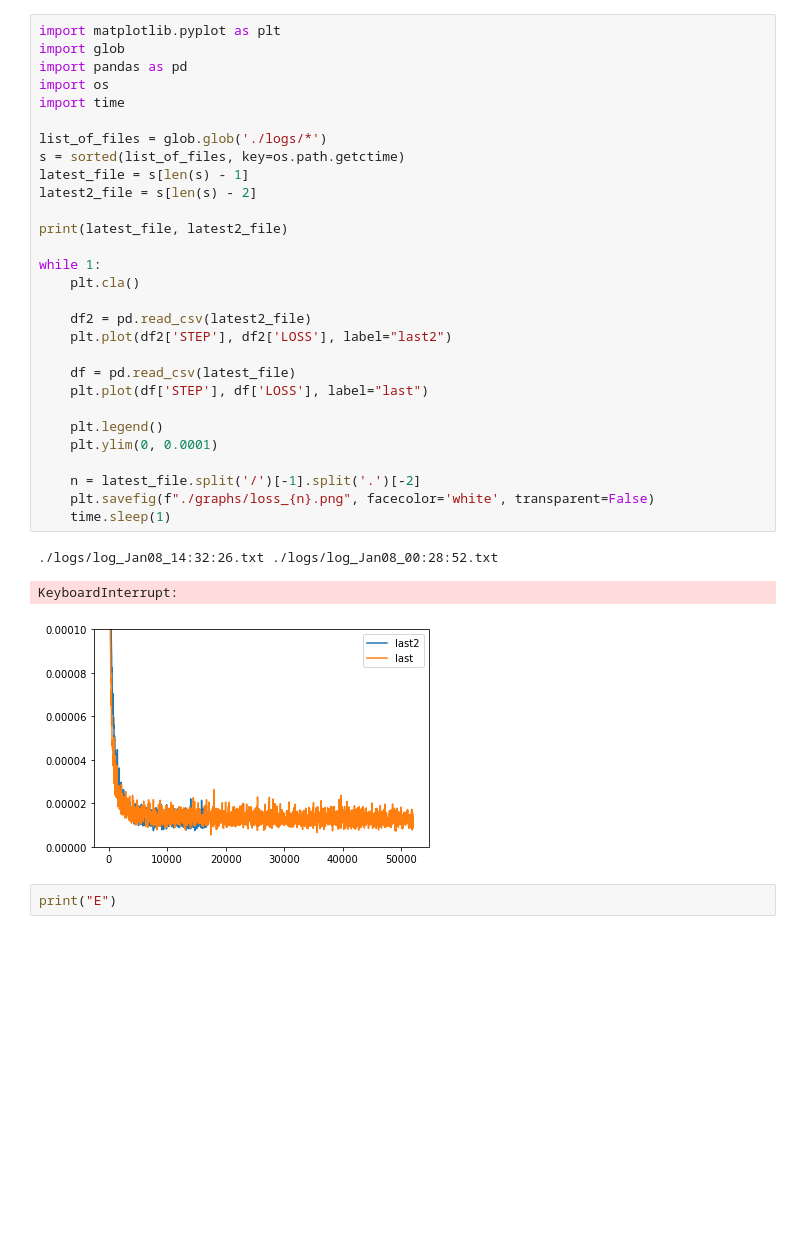
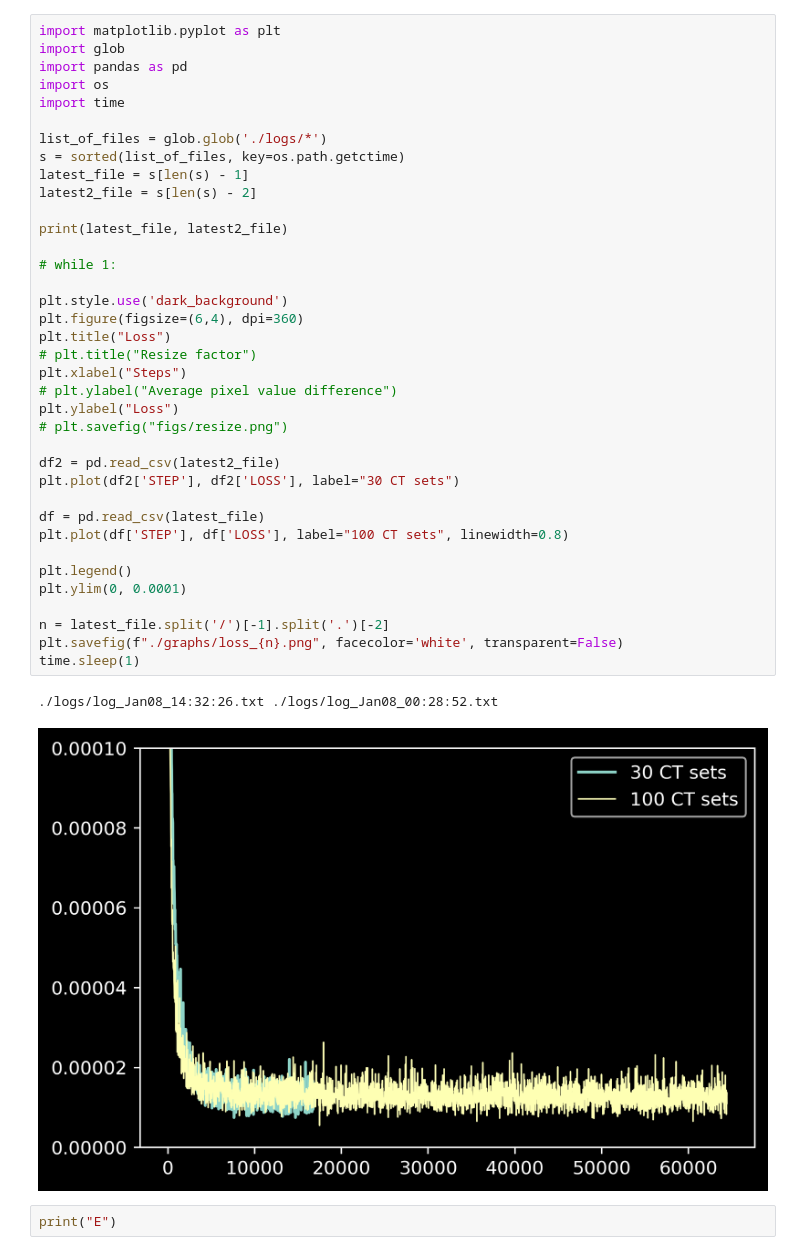
Before and after one commit to massanf/research2022, a Jupyter notebook: graph.ipynb, the cells around one changed output. Cells and saved outputs as stored; diff of their text form; blank space fills up the shorter version.

```diff
--- a/graph.ipynb
+++ b/graph.ipynb
@@ -1,36 +1,43 @@
 # %%
 import matplotlib.pyplot as plt
 import glob
 import pandas as pd
 import os
 import time
 
 list_of_files = glob.glob('./logs/*')
 s = sorted(list_of_files, key=os.path.getctime)
 latest_file = s[len(s) - 1]
 latest2_file = s[len(s) - 2]
 
 print(latest_file, latest2_file)
 
-while 1:
-    plt.cla()
+# while 1:
 
-    df2 = pd.read_csv(latest2_file)
-    plt.plot(df2['STEP'], df2['LOSS'], label="last2")
+plt.style.use('dark_background')
+plt.figure(figsize=(6,4), dpi=360)
+plt.title("Loss")
+# plt.title("Resize factor")
+plt.xlabel("Steps")
+# plt.ylabel("Average pixel value difference")
+plt.ylabel("Loss")
+# plt.savefig("figs/resize.png")
 
-    df = pd.read_csv(latest_file)
-    plt.plot(df['STEP'], df['LOSS'], label="last")
+df2 = pd.read_csv(latest2_file)
+plt.plot(df2['STEP'], df2['LOSS'], label="30 CT sets")
 
-    plt.legend()
-    plt.ylim(0, 0.0001)
+df = pd.read_csv(latest_file)
+plt.plot(df['STEP'], df['LOSS'], label="100 CT sets", linewidth=0.8)
 
-    n = latest_file.split('/')[-1].split('.')[-2]
-    plt.savefig(f"./graphs/loss_{n}.png", facecolor='white', transparent=False)
-    time.sleep(1)
+plt.legend()
+plt.ylim(0, 0.0001)
+
+n = latest_file.split('/')[-1].split('.')[-2]
+plt.savefig(f"./graphs/loss_{n}.png", facecolor='white', transparent=False)
+time.sleep(1)
 # %% [output]
 ./logs/log_Jan08_14:32:26.txt ./logs/log_Jan08_00:28:52.txt
-KeyboardInterrupt:
-[figure, old version]
+[figure, new version]
 # %%
 print("E")
 # %% [output]
```
Also changed, not shown: parts of 4 cells of this notebook, 17 other files.
